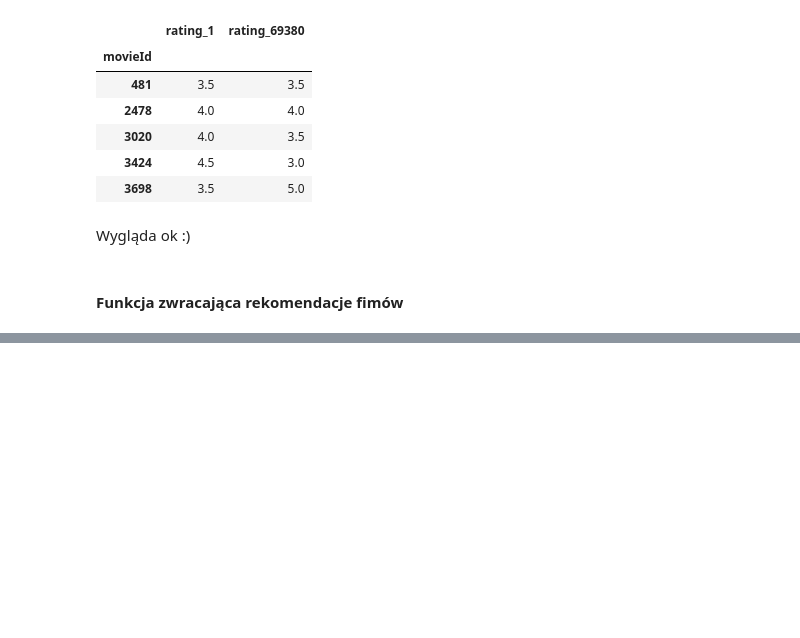
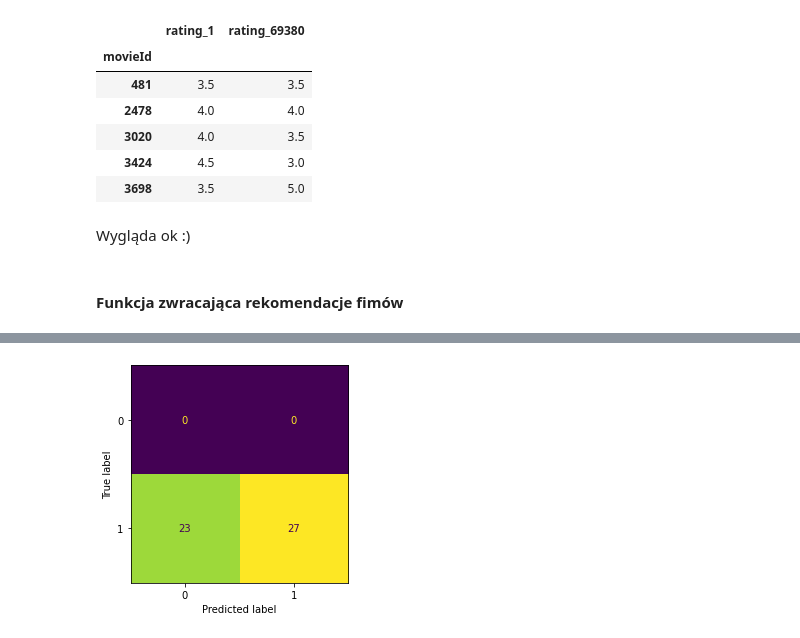
Before and after one commit to hoanganhlinh/WB_Asia_Laura_Pawel, a Jupyter notebook: model1.ipynb, the cells around one changed output, grey strips where cells are left out. Drawn from its saved outputs; the diff is of its cells as text; code cells hidden in the pictures; blank space fills up the shorter version.

```diff
--- a/model1.ipynb
+++ b/model1.ipynb
@@ -264,0 +446,6 @@ User 10, you might like movies:
+# %%
+rec_20 = [x*1 for x in rec_20]
+
+plot_cm(rec_20)
+# %% [output]
+[figure, added]
```
Also changed, not shown: parts of 21 cells of this notebook.
